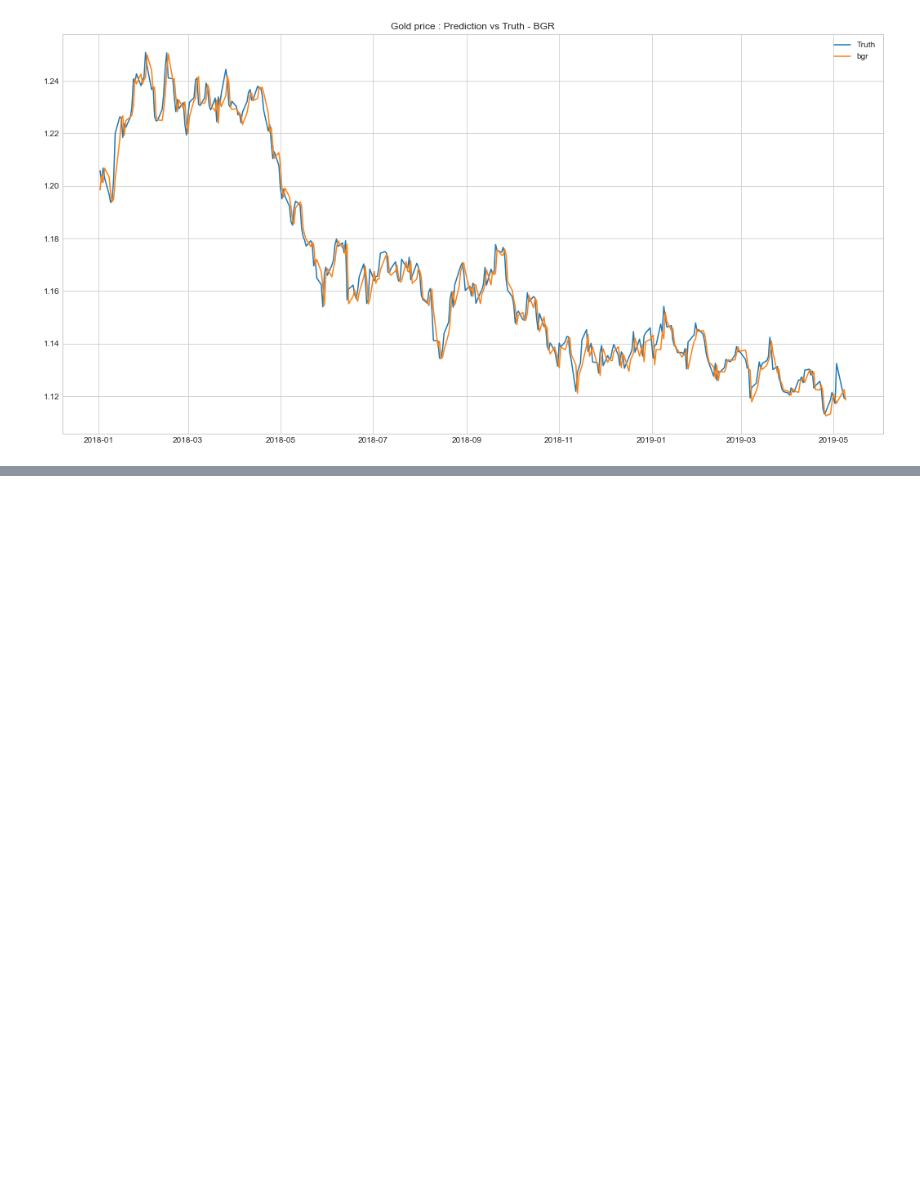
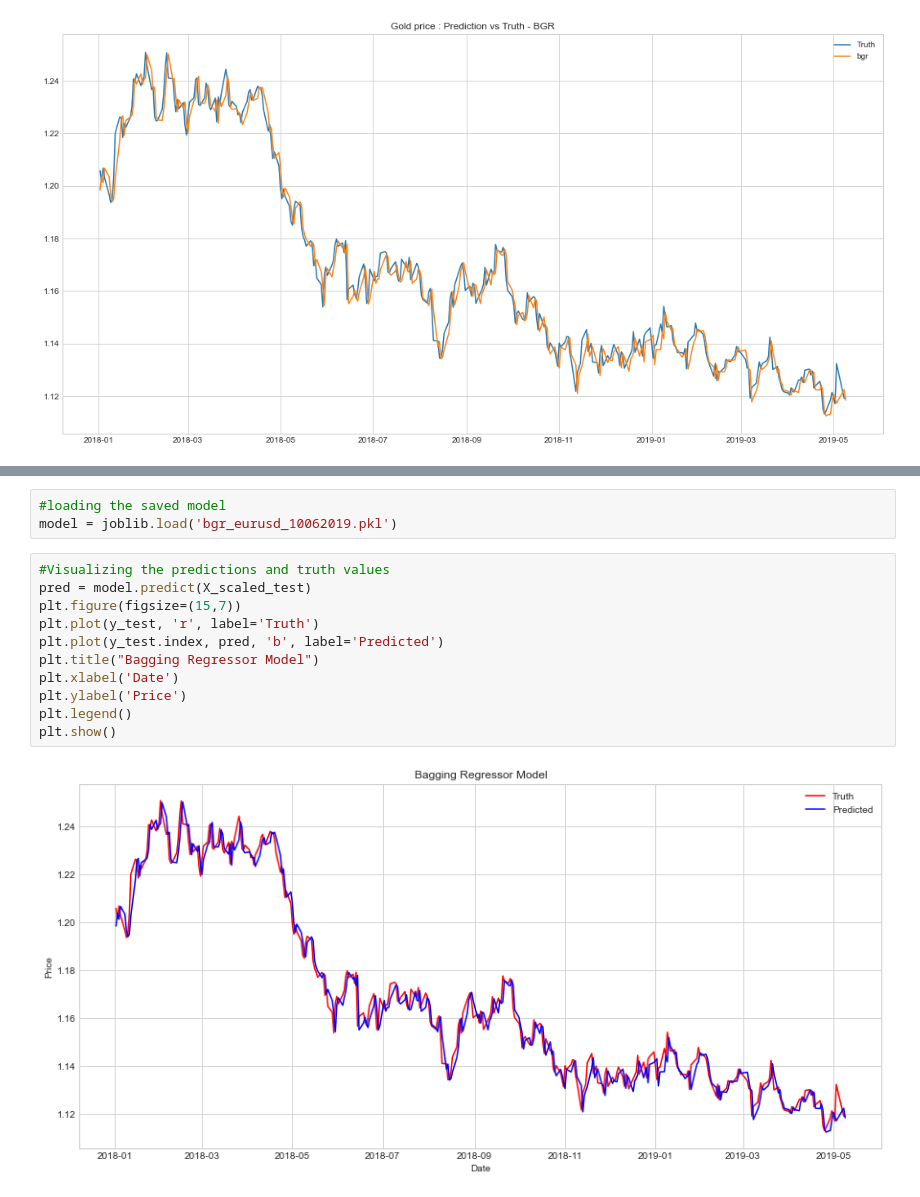
Before and after one commit to rezaeim/prediction, a Jupyter notebook: eurusd.ipynb, the cells around one changed output, grey strips where cells are left out. Drawn from its saved outputs; the diff is of its cells as text; blank space fills up the shorter version.

```diff
--- a/eurusd.ipynb
+++ b/eurusd.ipynb
@@ -430,0 +491,16 @@ plt.show()
+# %%
+#loading the saved model
+model = joblib.load('bgr_eurusd_10062019.pkl')
+# %%
+#Visualizing the predictions and truth values
+pred = model.predict(X_scaled_test)
+plt.figure(figsize=(15,7))
+plt.plot(y_test, 'r', label='Truth')
+plt.plot(y_test.index, pred, 'b', label='Predicted')
+plt.title("Bagging Regressor Model")
+plt.xlabel('Date')
+plt.ylabel('Price')
+plt.legend()
+plt.show()
+# %% [output]
+[figure, added]
```
Also changed, not shown: parts of 6 cells of this notebook.
